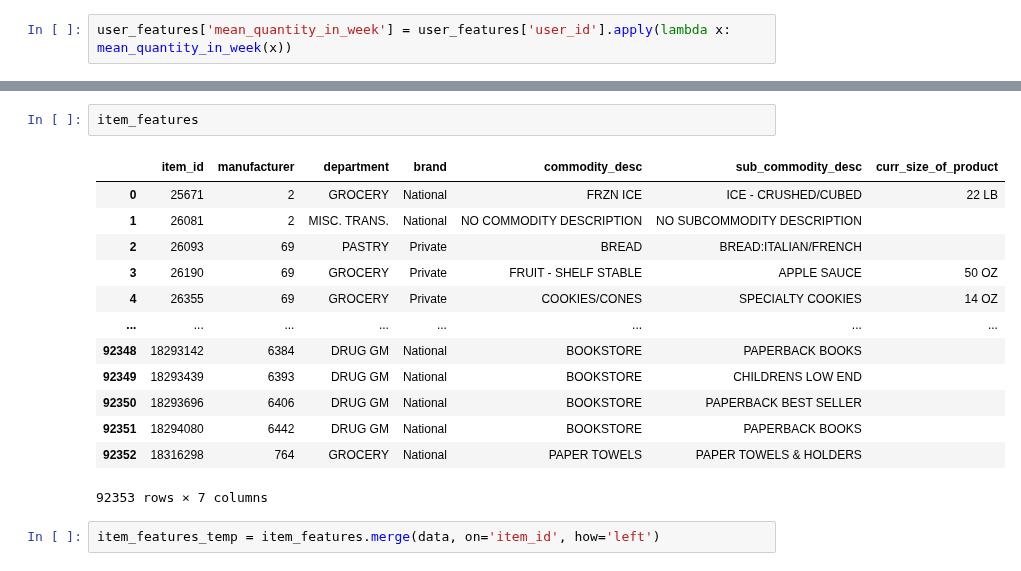
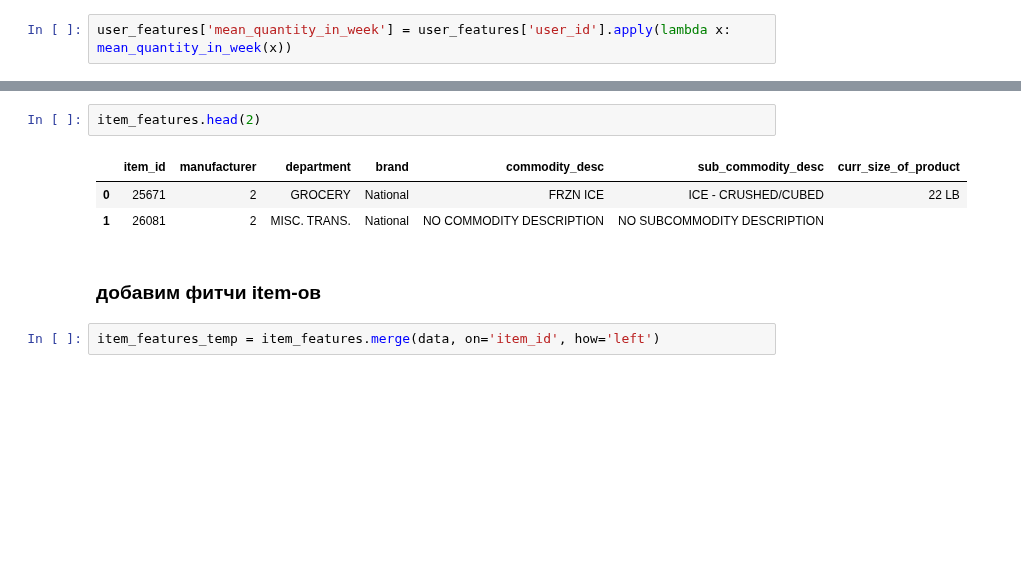
Before and after one commit to evelisko/GB_RegSys, a Jupyter notebook: Lesson_6/HW_RS_Lesson_6.ipynb, the cells around one changed output, grey strips where cells are left out. Saved outputs shown, nothing was run; the diff lists cells and outputs as text; blank space fills up the shorter version.

```diff
--- a/Lesson_6/HW_RS_Lesson_6.ipynb
+++ b/Lesson_6/HW_RS_Lesson_6.ipynb
@@ -357,19 +281,11 @@ user_features
 # %%
-item_features
+item_features.head(2)
 # %% [output]
 |  | item_id | manufacturer | department | brand | commodity_desc | sub_commodity_desc | curr_size_of_product |
 | 0 | 25671 | 2 | GROCERY | National | FRZN ICE | ICE - CRUSHED/CUBED | 22 LB |
 | 1 | 26081 | 2 | MISC. TRANS. | National | NO COMMODITY DESCRIPTION | NO SUBCOMMODITY DESCRIPTION |  |
-| 2 | 26093 | 69 | PASTRY | Private | BREAD | BREAD:ITALIAN/FRENCH |  |
-| 3 | 26190 | 69 | GROCERY | Private | FRUIT - SHELF STABLE | APPLE SAUCE | 50 OZ |
-| 4 | 26355 | 69 | GROCERY | Private | COOKIES/CONES | SPECIALTY COOKIES | 14 OZ |
-| ... | ... | ... | ... | ... | ... | ... | ... |
-| 92348 | 18293142 | 6384 | DRUG GM | National | BOOKSTORE | PAPERBACK BOOKS |  |
-| 92349 | 18293439 | 6393 | DRUG GM | National | BOOKSTORE | CHILDRENS LOW END |  |
-| 92350 | 18293696 | 6406 | DRUG GM | National | BOOKSTORE | PAPERBACK BEST SELLER |  |
-| 92351 | 18294080 | 6442 | DRUG GM | National | BOOKSTORE | PAPERBACK BOOKS |  |
-| 92352 | 18316298 | 764 | GROCERY | National | PAPER TOWELS | PAPER TOWELS & HOLDERS |  |
-92353 rows × 7 columns
+# %% [markdown]
+### добавим фитчи item-ов
 # %%
 item_features_temp = item_features.merge(data, on='item_id', how='left')
 # %%
```
Also changed, not shown: parts of 33 cells of this notebook.
